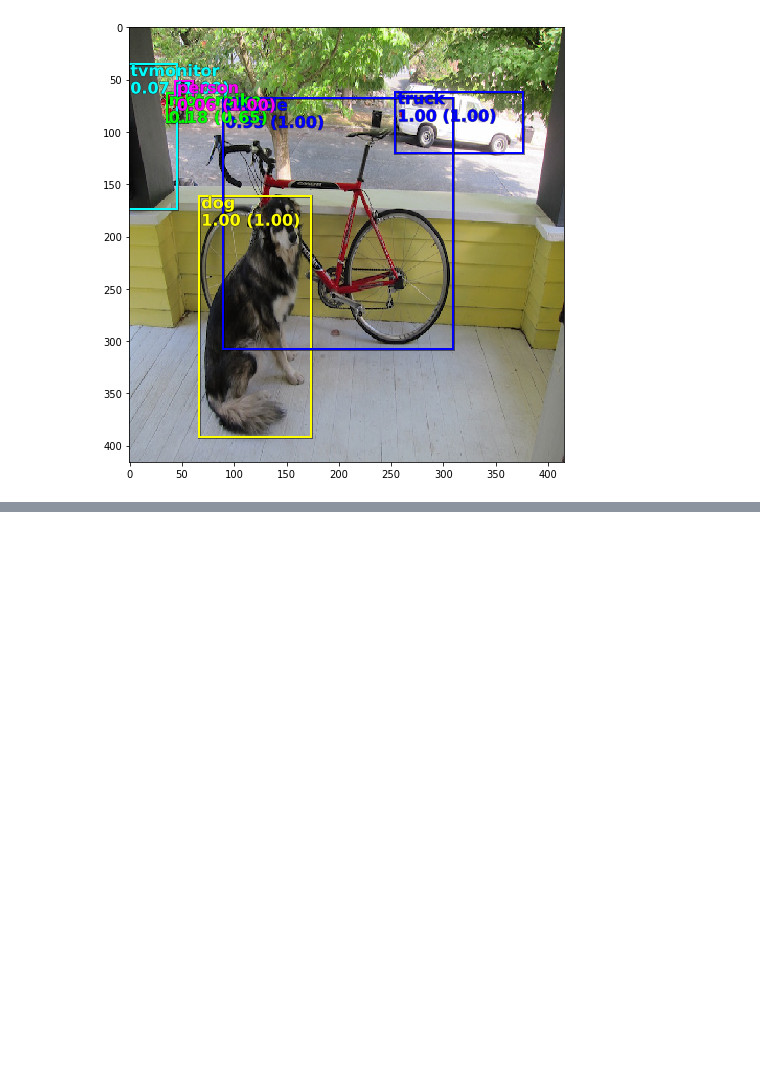
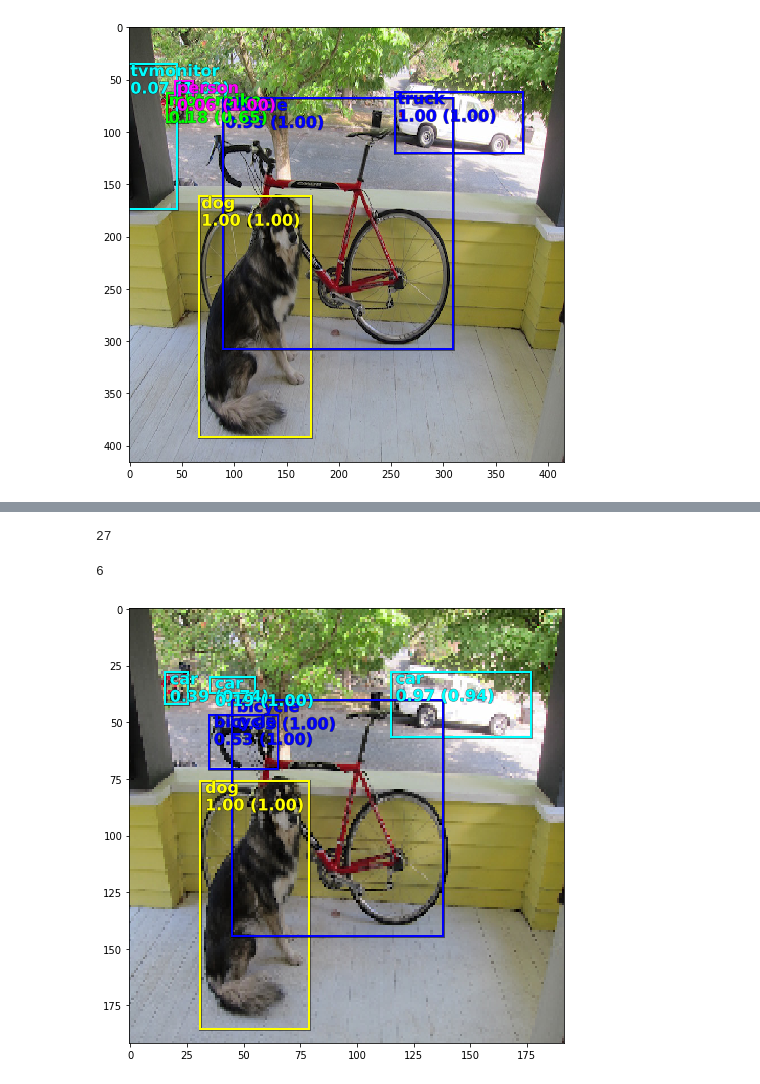
Before and after one commit to holli/yolov3_pytorch, a Jupyter notebook: notebooks/basic_prediction.ipynb, the cells around one changed output, grey strips where cells are left out. Drawn from its saved outputs; the diff is of its cells as text; code cells hidden in the pictures; blank space fills up the shorter version.

```diff
--- a/notebooks/basic_prediction.ipynb
+++ b/notebooks/basic_prediction.ipynb
@@ -112,0 +121,6 @@ plot_img_detections(img_resized, boxes, figsize=(8,8), class_names=class_names)
+# %%
+sz = 416-32*7
+img_org = Image.open(imgfile).convert('RGB')
+img_resized = img_org.resize((sz, sz))
+img_torch = image2torch(img_resized)
+sz
@@ -112,0 +129,3 @@ plot_img_detections(img_resized, boxes, figsize=(8,8), class_names=class_names)
+# %%
+%%time
+all_boxes = model.predict_img(img_torch, conf_thresh=.05)[0]
@@ -112,0 +135,9 @@ plot_img_detections(img_resized, boxes, figsize=(8,8), class_names=class_names)
+# %%
+len(all_boxes)
+boxes = nms(all_boxes, 0.2)
+len(boxes)
+plot_img_detections(img_resized, boxes, figsize=(8,8), class_names=class_names)
+# %% [output]
+27
+6
+[figure, added]
```
Also changed, not shown: parts of 6 cells of this notebook, 3 other files.
